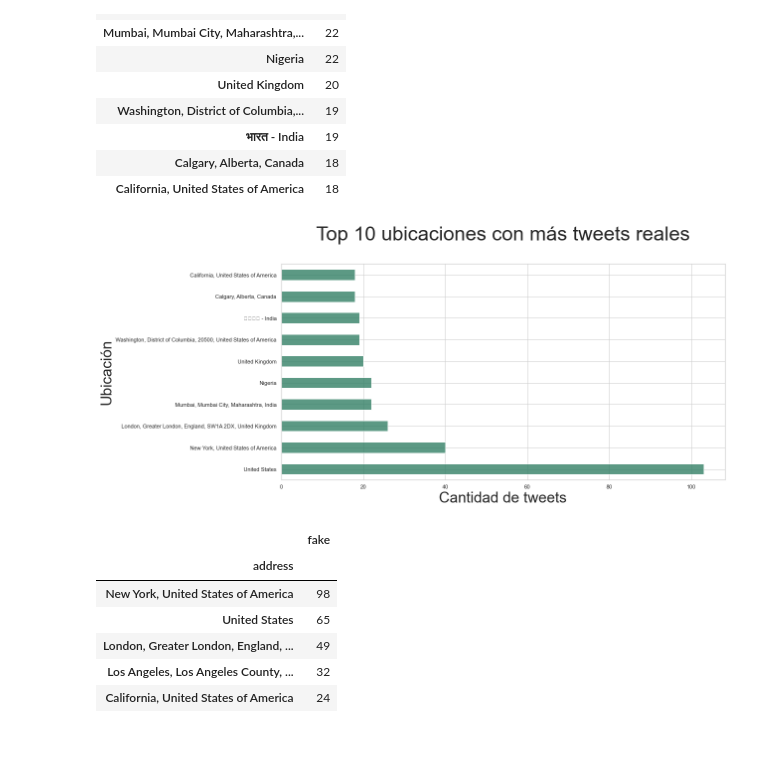
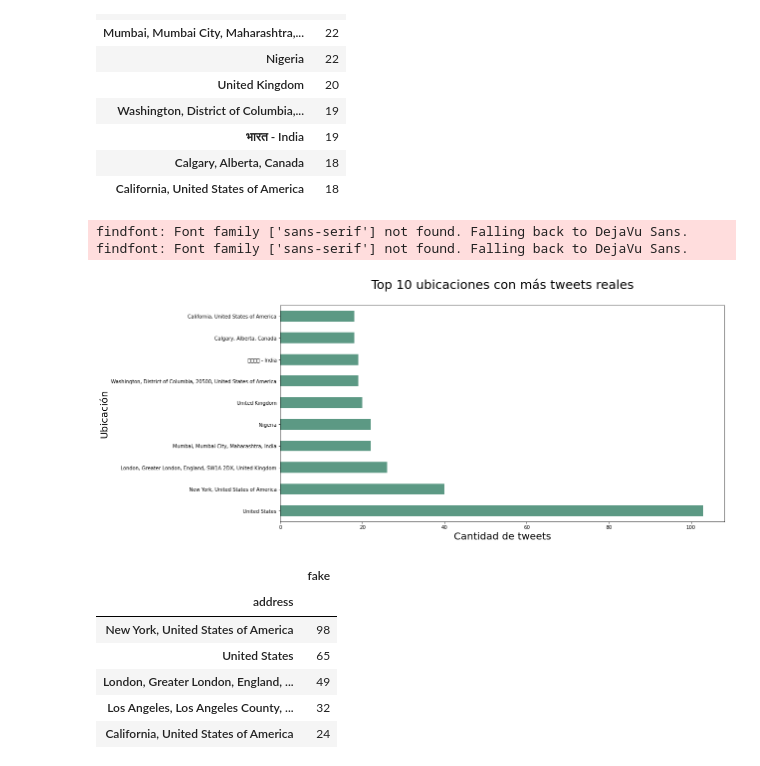
Before and after one commit to milemarchese/OrganizacionDeDatos, a Jupyter notebook: Análisis Exploratorio.ipynb, the cells around one changed output. Saved outputs shown, nothing was run; the diff lists cells and outputs as text; code cells hidden in the pictures.

```diff
--- a/Análisis Exploratorio.ipynb
+++ b/Análisis Exploratorio.ipynb
@@ -929,12 +931,14 @@ most_real
 # %%
 most_real.plot(kind='barh',  rot=0, color=(0.2, 0.5, 0.4, 0.8), figsize=(16, 8))
 ax = plt.gca()
-ax.set_title('Top 10 ubicaciones con más tweets reales\n', fontsize=40)
-ax.set_xlabel('Cantidad de tweets', fontsize=30)
-ax.set_ylabel('Ubicación', fontsize=30)
+ax.set_title('Top 10 ubicaciones con más tweets reales\n', fontsize=25)
+ax.set_xlabel('Cantidad de tweets', fontsize=20)
+ax.set_ylabel('Ubicación', fontsize=20)
 ax.get_legend().remove()
 # %% [output]
+findfont: Font family ['sans-serif'] not found. Falling back to DejaVu Sans.
+findfont: Font family ['sans-serif'] not found. Falling back to DejaVu Sans.
-[figure, old version]
+[figure, new version]
 # %%
 most_fake = by_address.nlargest(10, 'fake').loc[:,['address', 'fake']].set_index('address')
 most_fake
```
Also changed, not shown: parts of 16 cells of this notebook, 7 other files.
